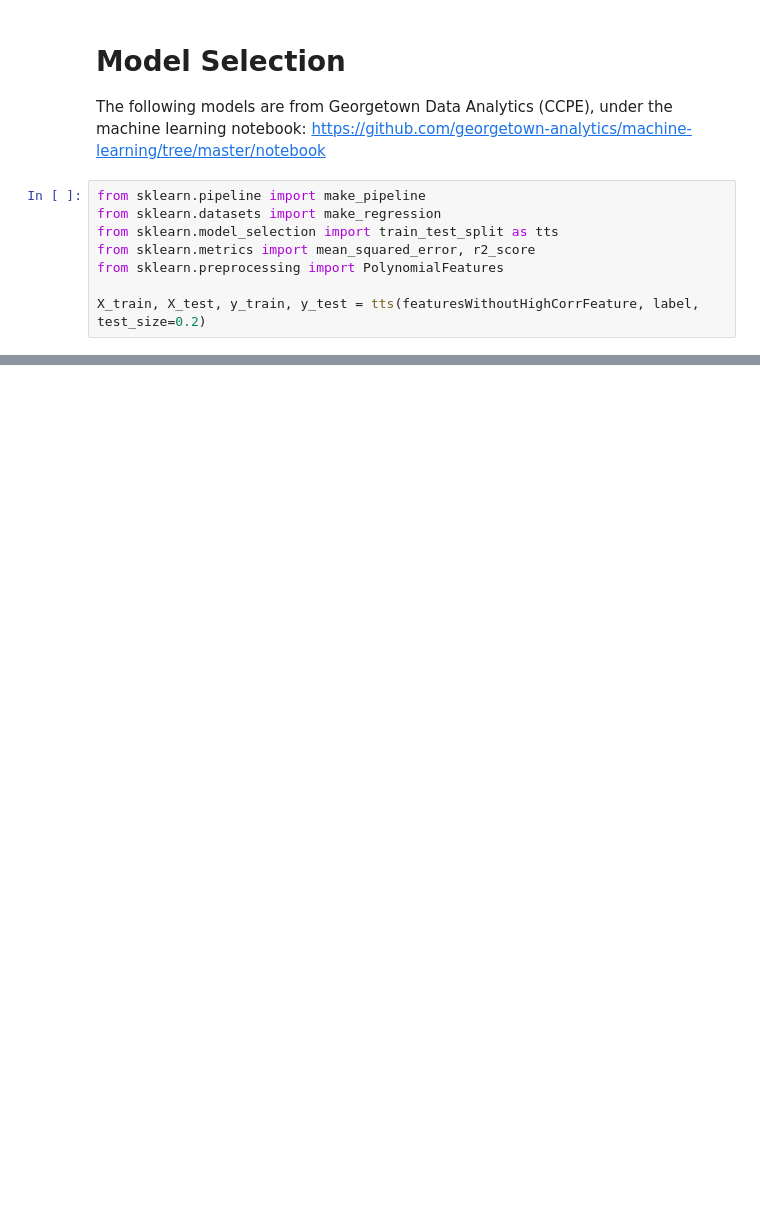
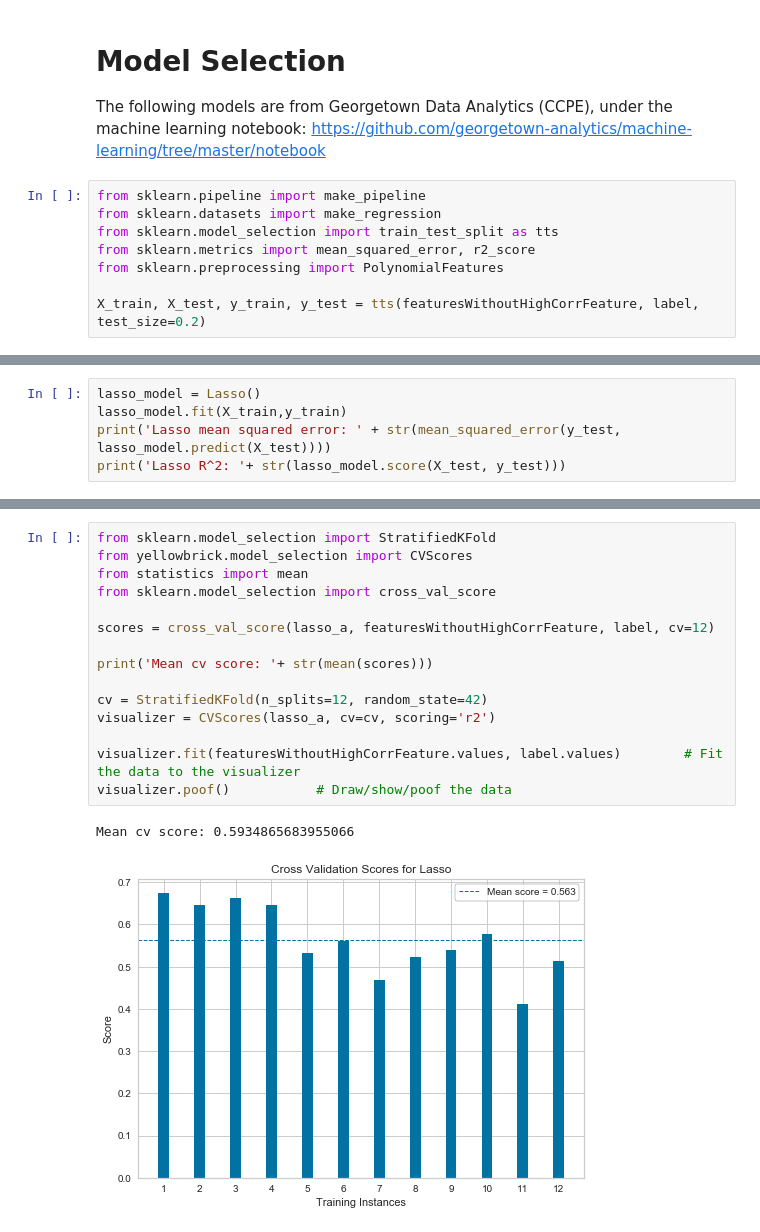
Before and after one commit to fagan2888/Airbnb-Ratings, a Jupyter notebook: feature_selection_and_model_evaluation_Final.ipynb, the cells around one changed output, grey strips where cells are left out. Cells and saved outputs as stored; diff of their text form; blank space fills up the shorter version.

```diff
--- a/feature_selection_and_model_evaluation_Final.ipynb
+++ b/feature_selection_and_model_evaluation_Final.ipynb
@@ -248,0 +254,5 @@ print(regr.score(X_test,y_test))
+# %%
+lasso_model = Lasso()
+lasso_model.fit(X_train,y_train)
+print('Lasso mean squared error: ' + str(mean_squared_error(y_test, lasso_model.predict(X_test))))
+print('Lasso R^2: '+ str(lasso_model.score(X_test, y_test)))
@@ -318,0 +368,18 @@ visualizer.poof()                 # Draw/show/poof the data
+# %%
+from sklearn.model_selection import StratifiedKFold
+from yellowbrick.model_selection import CVScores
+from statistics import mean
+from sklearn.model_selection import cross_val_score
+
+scores = cross_val_score(lasso_a, featuresWithoutHighCorrFeature, label, cv=12)
+
+print('Mean cv score: '+ str(mean(scores)))
+
+cv = StratifiedKFold(n_splits=12, random_state=42)
+visualizer = CVScores(lasso_a, cv=cv, scoring='r2')
+
+visualizer.fit(featuresWithoutHighCorrFeature.values, label.values)        # Fit the data to the visualizer
+visualizer.poof()           # Draw/show/poof the data
+# %% [output]
+Mean cv score: 0.5934865683955066
+[figure, added]
```
Also changed, not shown: parts of 32 cells of this notebook, 9 other files.
